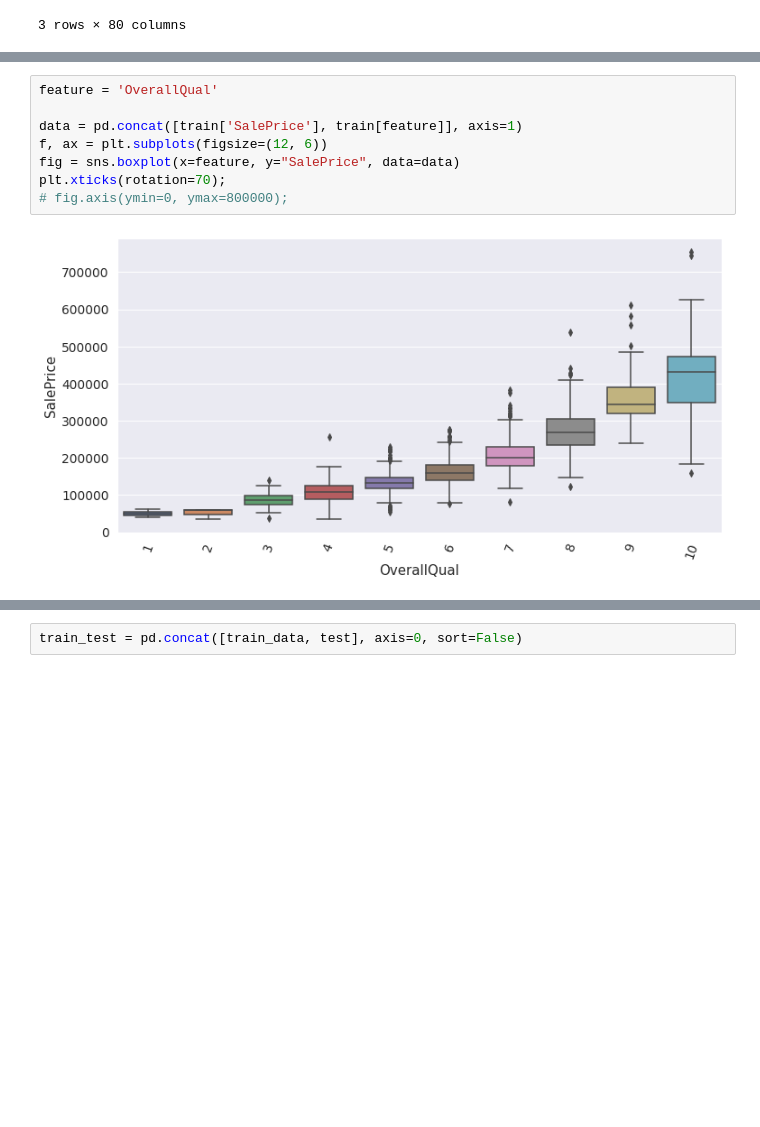
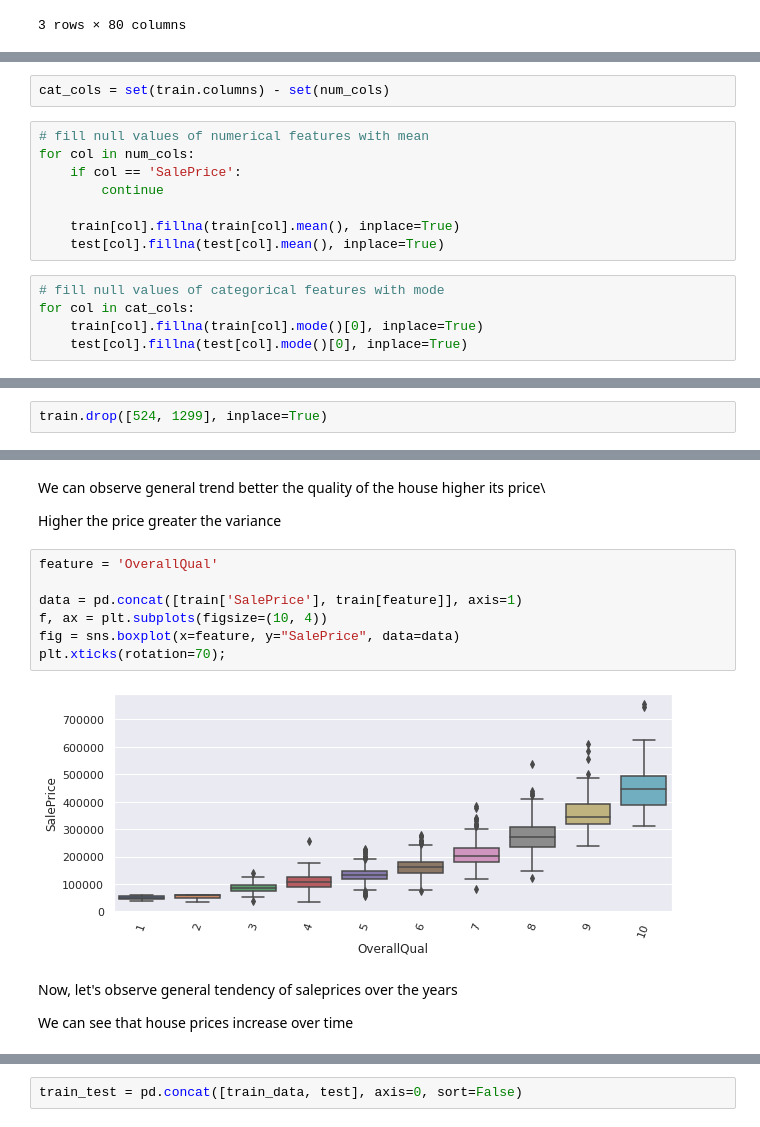
Before and after one commit to QazyBi/data-science-projects, a Jupyter notebook: house-prices/notebooks/eda.ipynb, the cells around one changed output, grey strips where cells are left out. Cells and saved outputs as stored; diff of their text form; blank space fills up the shorter version.

Commit message:
added proper descriptions and shap visualization

```diff
--- a/house-prices/notebooks/eda.ipynb
+++ b/house-prices/notebooks/eda.ipynb
@@ -124,0 +126,15 @@ train.head(3)
+# %%
+cat_cols = set(train.columns) - set(num_cols)
+# %%
+# fill null values of numerical features with mean
+for col in num_cols:
+    if col == 'SalePrice':
+        continue
+
+    train[col].fillna(train[col].mean(), inplace=True)
+    test[col].fillna(test[col].mean(), inplace=True)
+# %%
+# fill null values of categorical features with mode
+for col in cat_cols:
+    train[col].fillna(train[col].mode()[0], inplace=True)
+    test[col].fillna(test[col].mode()[0], inplace=True)
@@ -124,0 +167,2 @@ train.head(3)
+# %%
+train.drop([524, 1299], inplace=True)
@@ -175,13 +272,20 @@ Name: SalePrice, dtype: float64
+# %% [markdown]
+We can observe general trend better the quality of the house higher its price\
+
+Higher the price greater the variance
 # %%
 feature = 'OverallQual'
 
 data = pd.concat([train['SalePrice'], train[feature]], axis=1)
-f, ax = plt.subplots(figsize=(12, 6))
+f, ax = plt.subplots(figsize=(10, 4))
 fig = sns.boxplot(x=feature, y="SalePrice", data=data)
 plt.xticks(rotation=70);
-# fig.axis(ymin=0, ymax=800000);
 # %% [output]
-[figure, old version]
+[figure, new version]
+# %% [markdown]
+Now, let's observe general tendency of saleprices over the years
+
+We can see that house prices increase over time
 # %%
 feature = 'YearBuilt'
 
```
Also changed, not shown: parts of 71 cells of this notebook, 12 other files.
